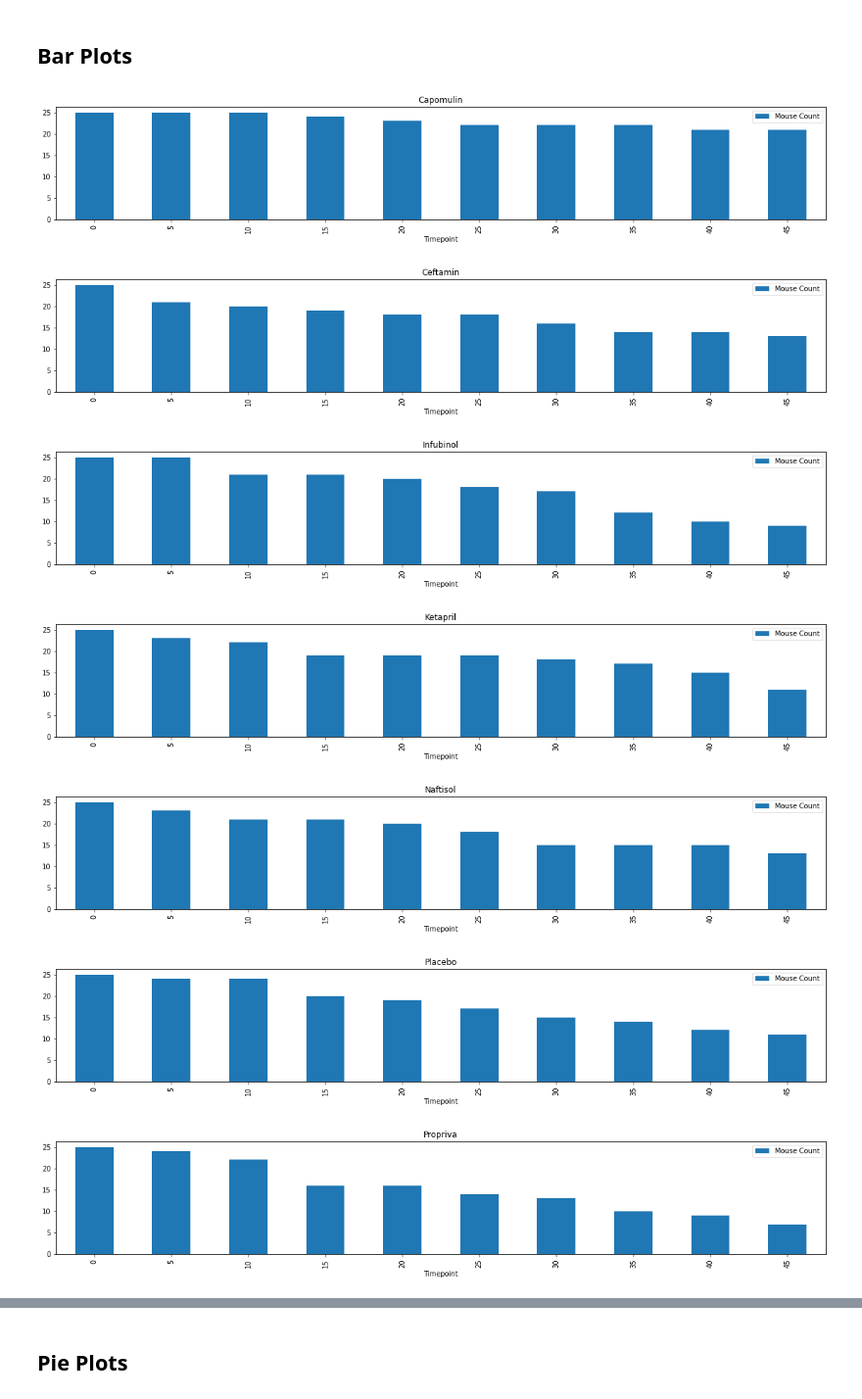
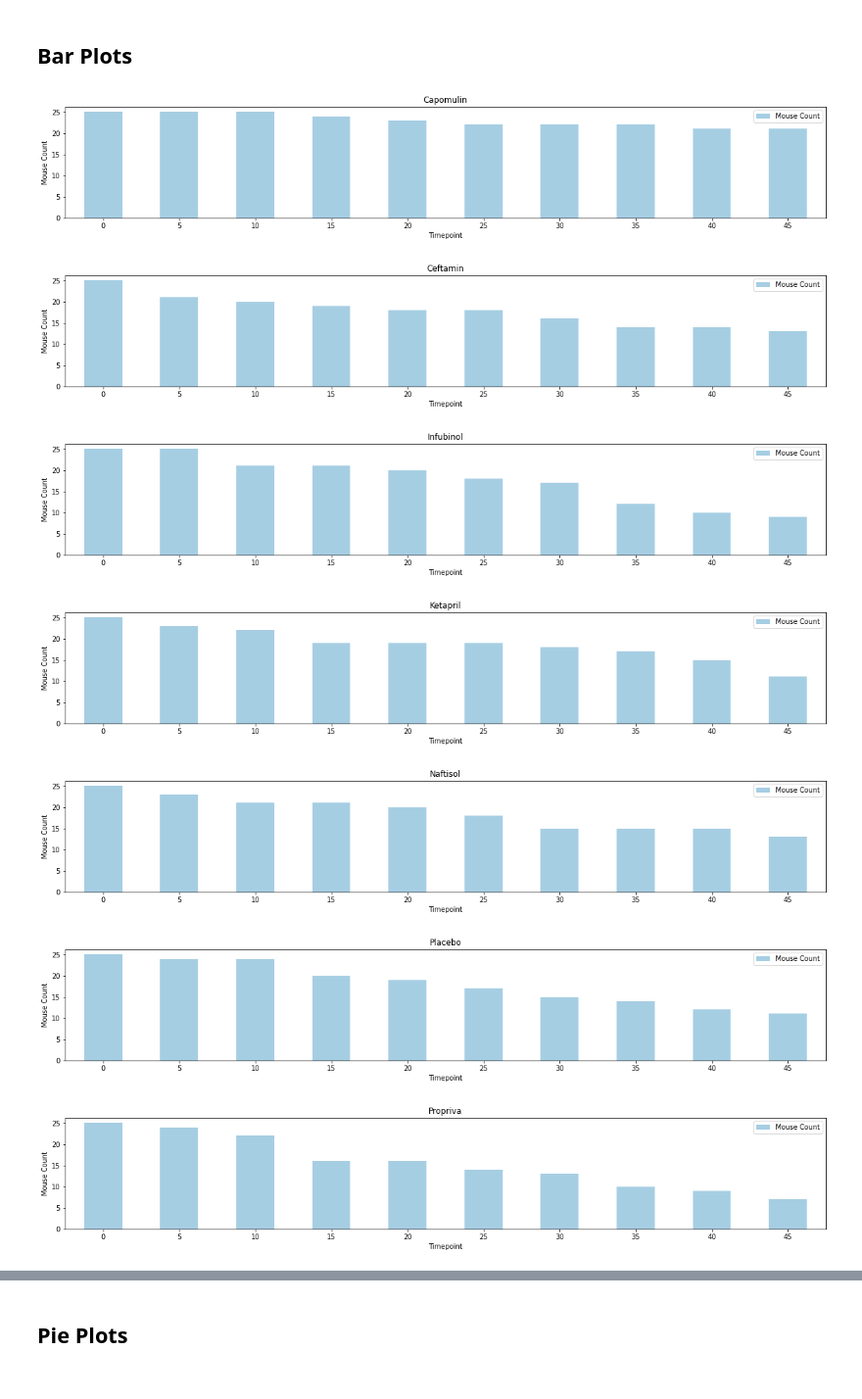
Before and after one commit to p4rc1v4l/matplotlib-challenge, a Jupyter notebook: pymaceuticals/pymaceuticals_starter.ipynb, the cells around one changed output, grey strips where cells are left out. Shown: that part at 98% size. Saved outputs shown, nothing was run; the diff lists cells and outputs as text; code cells hidden in the pictures.

```diff
--- a/pymaceuticals/pymaceuticals_starter.ipynb
+++ b/pymaceuticals/pymaceuticals_starter.ipynb
@@ -201,25 +130,27 @@ mouse_regimen_by_regimen_and_tumor_volume
 # %%
 # Generate a bar plot showing the number of mice per time point for each treatment throughout the course of the study using pandas.
 
 mice_treatment = clean_mouse_metadata_results.groupby(['Drug Regimen', 'Timepoint']).agg(
     {
         'Mouse ID' : 'count'
     }
 )
 
 mice_treatment = mice_treatment.reset_index()
 mice_treatment = mice_treatment.rename(columns={'Mouse ID': 'Mouse Count'})
 mice_treatment = mice_treatment.groupby(['Drug Regimen'])
 
 for name, group in mice_treatment:
     bar_df = group[['Timepoint', 'Mouse Count']]
     bar_df = bar_df.set_index('Timepoint')
-    bar_df.plot(kind="bar", figsize=(20,3), title = name)
+    bar_df.plot(kind="bar", figsize=(20,3), title = name, rot=0, colormap='Paired')
+    plt.ylabel('Mouse Count')
+    plt.show()
 # %% [output]
-[figure, old version]
+[figure, new version]
-[figure, old version]
+[figure, new version]
-[figure, old version]
+[figure, new version]
-[figure, old version]
+[figure, new version]
-[figure, old version]
+[figure, new version]
-[figure, old version]
+[figure, new version]
-[figure, old version]
+[figure, new version]
```
Also changed, not shown: parts of 27 cells of this notebook.
